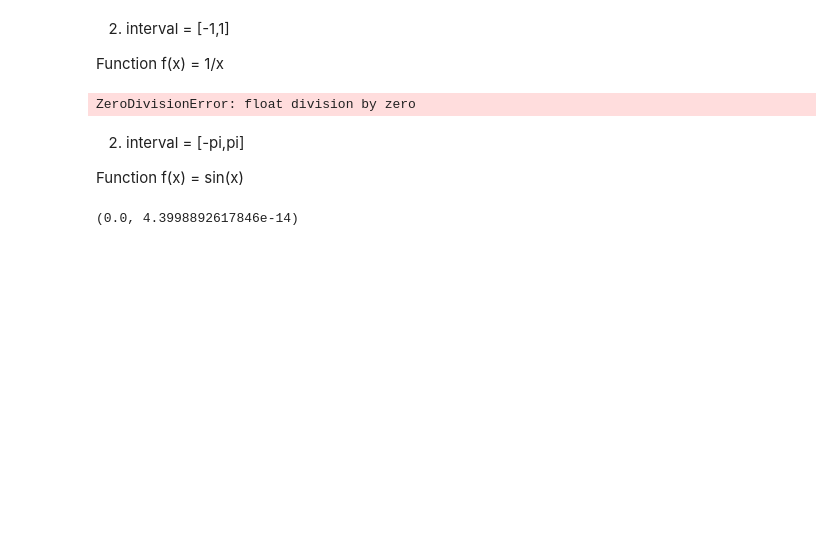
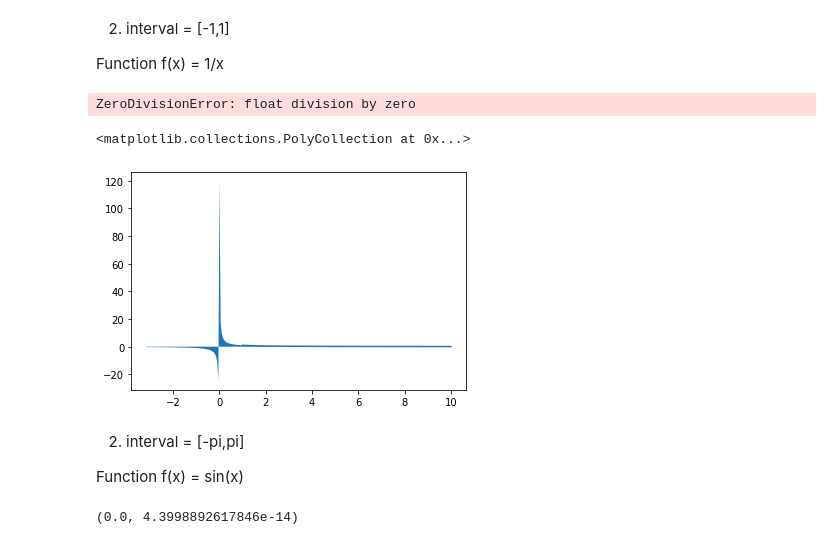
Before and after one commit to VarunKRK/Python-DS, a Jupyter notebook: 13. Gradients and Integrals/Gradient Descent and Integrals.ipynb, the cells around one changed output. Saved outputs shown, nothing was run; the diff lists cells and outputs as text; code cells hidden in the pictures; blank space fills up the shorter version.

```diff
--- a/13. Gradients and Integrals/Gradient Descent and Integrals.ipynb
+++ b/13. Gradients and Integrals/Gradient Descent and Integrals.ipynb
@@ -126,6 +126,14 @@ result = integrate.quad(f, a, b)
 result
 # %% [output]
 ZeroDivisionError: float division by zero
+# %%
+x = np.linspace(1,10, 100)
+section = np.arange(-np.pi, np.pi, 1/20)
+plt.plot(x, f(x))
+plt.fill_between(section,f(section))
+# %% [output]
+<matplotlib.collections.PolyCollection at 0x...>
+[figure, added]
 # %% [markdown]
 2. interval = \[-pi,pi\]
 
```
